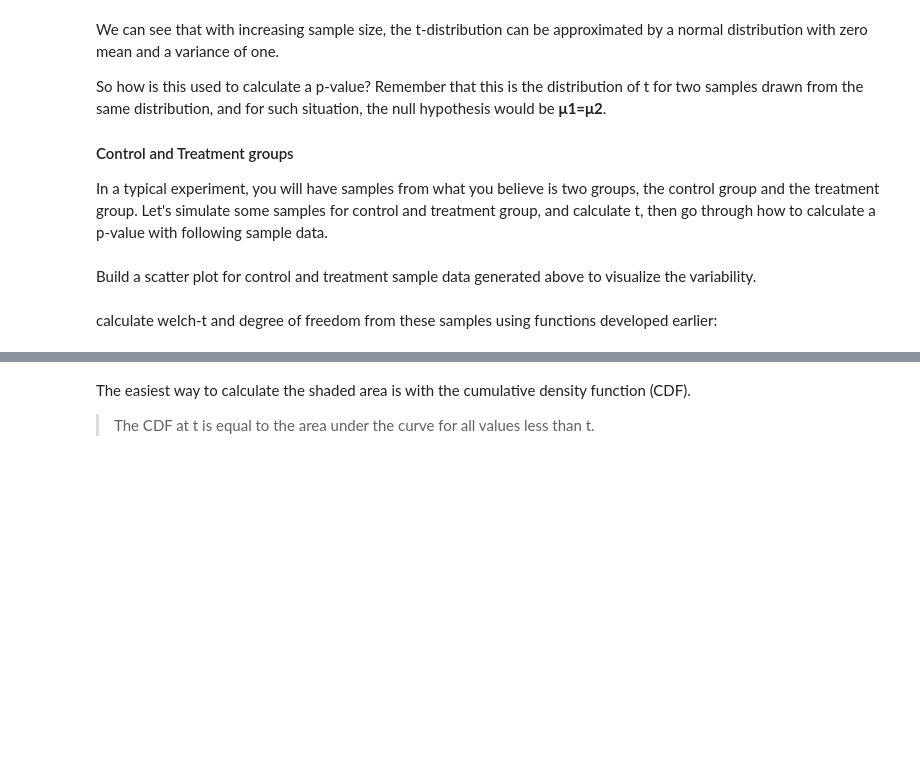
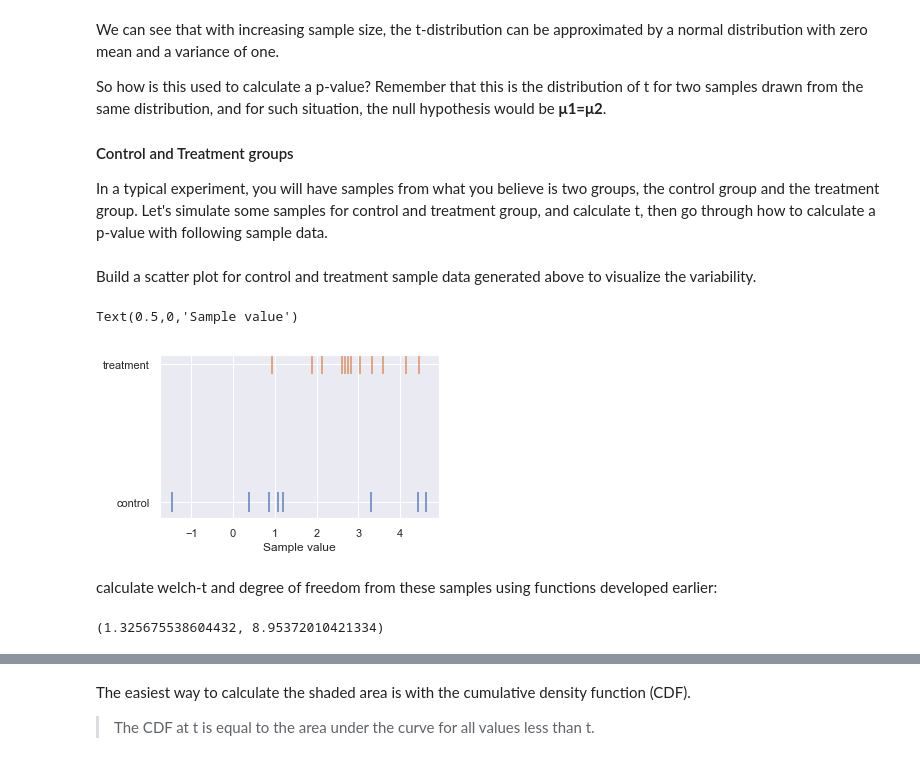
Before and after one commit to MissAle17/dsc-2-20-14-effect-size-p-values-and-power-lab-online-ds-sp-000, a Jupyter notebook: index.ipynb, the cells around one changed output, grey strips where cells are left out. Cells and saved outputs as stored; diff of their text form; code cells hidden in the pictures; blank space fills up the shorter version.

```diff
--- a/index.ipynb
+++ b/index.ipynb
@@ -205,10 +232,27 @@ Build a scatter plot for control and treatment sample data generated above to vi
+# %%
+# Build a scatter plot to visualize control and treatment groups
+
+fig, ax = plt.subplots(figsize=(5,3))
+colors = sb.color_palette()
+ax.scatter(control, np.zeros(len(control)), c=colors[0],
+            marker='|', s=400, linewidths=2, alpha=0.9)
+ax.scatter(treatment, np.ones(len(treatment)), color=colors[1],
+            marker='|', s=400, linewidths=2, alpha=0.9)
+ax.set_yticks([0, 1])
+ax.set_yticklabels(['control', 'treatment'])
+ax.set_xlabel('Sample value')
+# %% [output]
+Text(0.5,0,'Sample value')
+[figure, added]
 # %% [markdown]
 calculate welch-t and degree of freedom from these samples using functions developed earlier:
 # %%
-t = None
-df = None
+t = welch_t(treatment, control)
+df = welch_df(treatment,control)
 t,df
 # (1.325675538604432, 8.95372010421334)
+# %% [output]
+(1.325675538604432, 8.95372010421334)
 # %% [markdown]
 The p-value is the probability we would see a value equal to or more extreme than t, under the null hypothesis. We can find this probability using the t-distribution with degrees of freedom. We shall use a one tailed test which suits our question i.e. drug has a positive effect.
 
```
Also changed, not shown: parts of 8 cells of this notebook.
